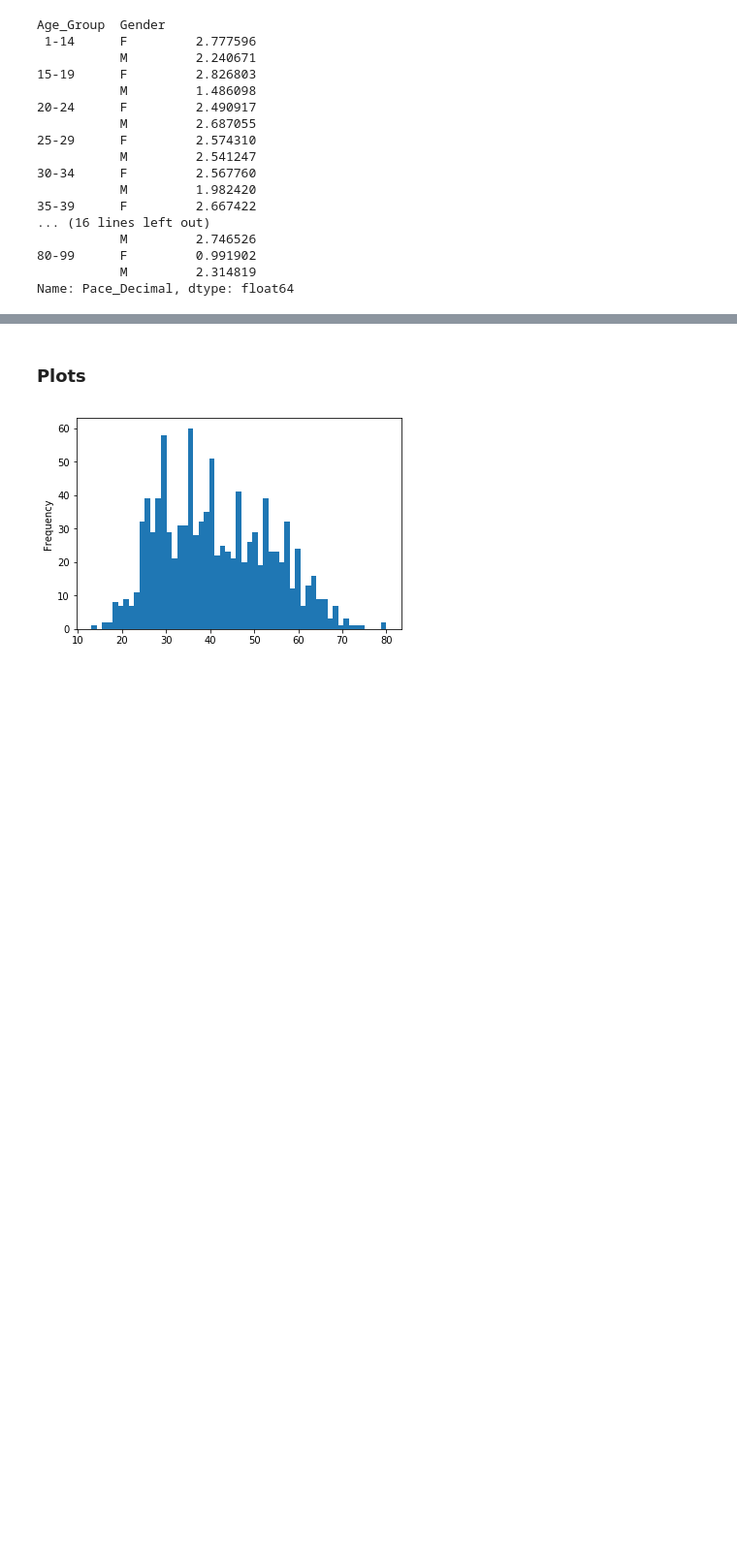
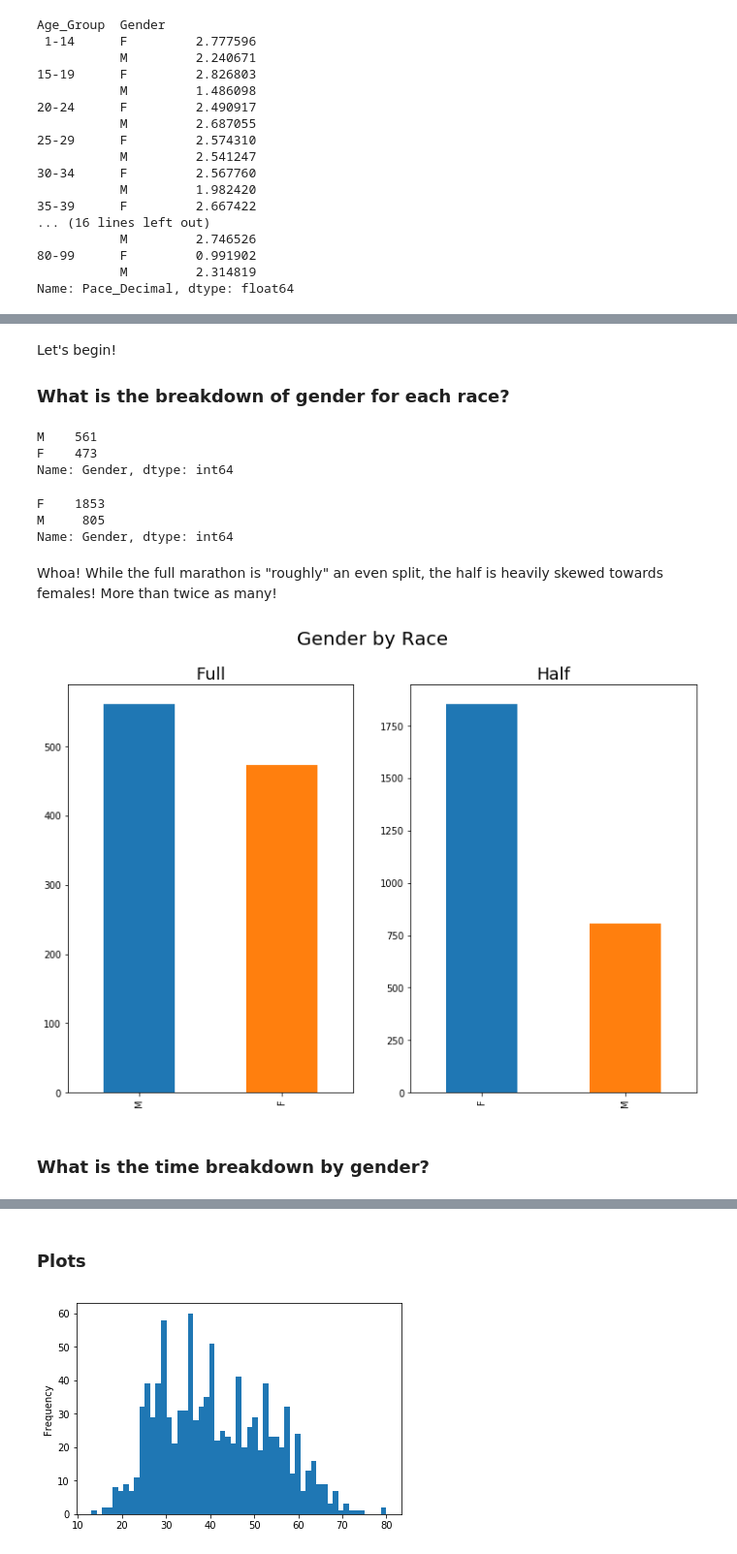
Before and after one commit to 4one4/2018-Missoula-Marathon, a Jupyter notebook: 2018 Missoula Marathon EDA.ipynb, the cells around one changed output, grey strips where cells are left out. Shown: that part at 97% size. Cells and saved outputs as stored; diff of their text form; code cells hidden in the pictures; blank space fills up the shorter version.

```diff
--- a/2018 Missoula Marathon EDA.ipynb
+++ b/2018 Missoula Marathon EDA.ipynb
@@ -480,0 +489,37 @@ df_full = df_all[df_all.Race == 'full']
+# %% [markdown]
+Let's begin!
+
+### What is the breakdown of gender for each race?
+# %%
+#Gender counts for the full?
+df_full.Gender.value_counts()
+# %% [output]
+M    561
+F    473
+Name: Gender, dtype: int64
+# %%
+#Gender counts for the half?
+df_half.Gender.value_counts()
+# %% [output]
+F    1853
+M     805
+Name: Gender, dtype: int64
+# %% [markdown]
+Whoa! While the full marathon is "roughly" an even split, the half is heavily skewed towards females! More than twice as many!
+# %%
+#Let's plot those
+fig, axarr = plt.subplots(1, 2, figsize=(12, 8))
+plt.suptitle('Gender by Race', fontsize=20)
+
+
+df_full.Gender.value_counts().plot.bar(ax=axarr[0])
+axarr[0].set_title('Full', fontsize=18)
+
+df_half.Gender.value_counts().plot.bar(ax=axarr[1])
+axarr[1].set_title('Half', fontsize=18)
+
+plt.show();
+# %% [output]
+[figure, added]
+# %% [markdown]
+### What is the time breakdown by gender?
```
Also changed, not shown: parts of 12 cells of this notebook.
